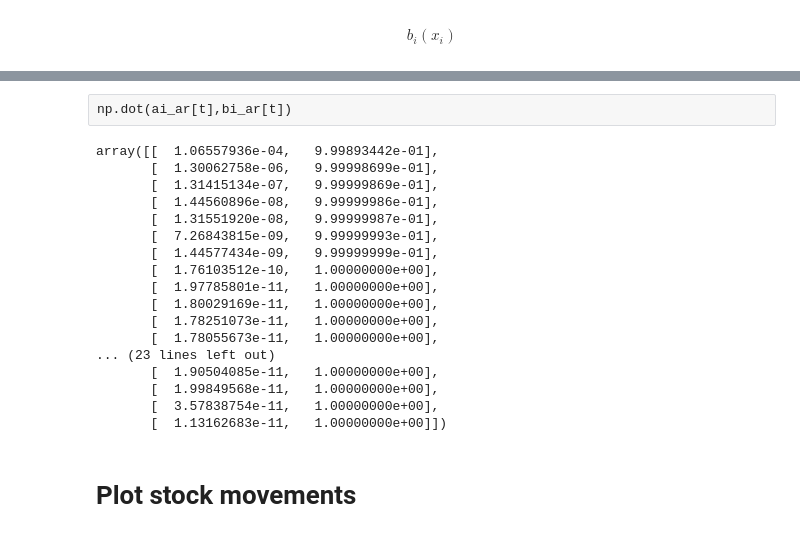
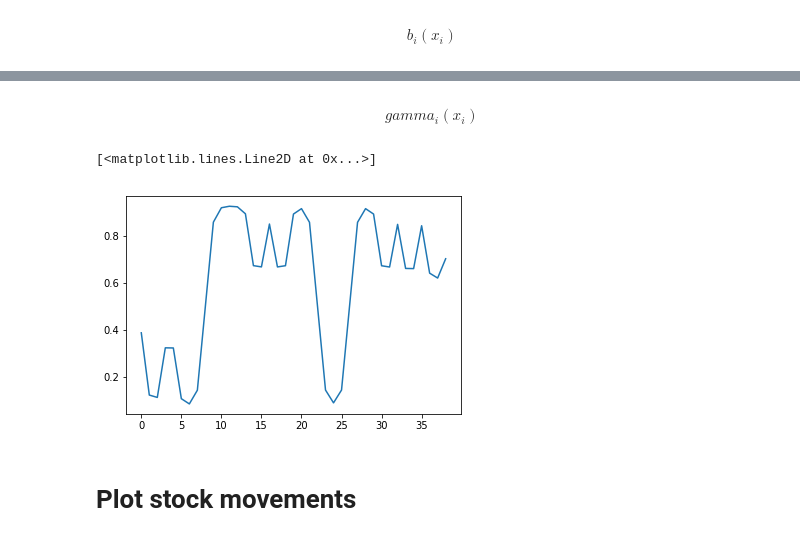
Before and after one commit to gpamfilis/PGMS, a Jupyter notebook: HMMS.ipynb, the cells around one changed output, grey strips where cells are left out. Saved outputs shown, nothing was run; the diff lists cells and outputs as text; code cells hidden in the pictures.

```diff
--- a/HMMS.ipynb
+++ b/HMMS.ipynb
@@ -139,16 +169,14 @@ array([-1., -1., -1., -1.,  1., -1., -1., -1., -1.,  1.,  1.,  1.,  1.,
 # %%
-a1g = (1-q)*0.2
-a1b = (q)*.8
-
-ai_ar = np.zeros((39,2))
-
-ai_ar[0,:] = [a1b,a1g]
+a1g = (1-q) * 0.8
+a1b = q * .2
+ai_ar = np.zeros((39, 2))
+ai_ar[0, :] = [a1b, a1g]
 # %% [markdown]
 $$a_i(x_i)$$
 # %%
-for xi in [0,1]:
-    for t in range(1, 39):                            #x  yi
-        ai_ar[t,xi] = (ai_ar[t-1, 0]* pxx[0, xi] * pyx[0, ytra[t]]) + (ai_ar[t-1, 1] * pxx[1, xi] * pyx[1, ytra[t]])
+for t in range(1, 39):
+    for xi in hidden_states:
+        ai_ar[t, xi] = (ai_ar[t-1, 0]* pxx[0, xi] * pyx[0, ytra[t]]) + (ai_ar[t-1, 1] * pxx[1, xi] * pyx[1, ytra[t]])
 # %% [markdown]
 $$b_i(x_i)$$
 # %%
@@ -169,42 +187,25 @@ array([[ 0.1,  0.9],
 # %%
-# xi is given
-for xi in [0,1]:
-    for t in np.arange(37,-1,-1):
+for t in np.arange(37,-1,-1):
+    for xi in hidden_states:
         bi_ar[t,xi] = (bi_ar[t+1, 0] * pxx[xi, 0] * pyx[0, ytra[t+1]]) + (bi_ar[t+1, 1] * pxx[xi, 1] * pyx[1, ytra[t+1]])
+# %% [markdown]
+$$gamma_i(x_i)$$
 # %%
 l = []
 for t in range(39):
-    p = (ai_ar[t]*bi_ar[t])
-#     p = np.dot(ai_ar[t],bi_ar[t])
-    s = p.sum()
-    d = p/s
+    ab = (ai_ar[t]*bi_ar[t])
+    s = ab.sum()
+    d = ab/s
     l.append(d)
-# %% [raw]
-np.dot(ai_ar[t],bi_ar[t])
 # %%
 out = np.zeros((39,2))
 for i, a in enumerate(l):
     out[i,:] = a
-# %%
-out
-# %% [output]
-array([[  1.06557936e-04,   9.99893442e-01],
-       [  1.30062758e-06,   9.99998699e-01],
-       [  1.31415134e-07,   9.99999869e-01],
-       [  1.44560896e-08,   9.99999986e-01],
-       [  1.31551920e-08,   9.99999987e-01],
-       [  7.26843815e-09,   9.99999993e-01],
-       [  1.44577434e-09,   9.99999999e-01],
-       [  1.76103512e-10,   1.00000000e+00],
-       [  1.97785801e-11,   1.00000000e+00],
-       [  1.80029169e-11,   1.00000000e+00],
-       [  1.78251073e-11,   1.00000000e+00],
-       [  1.78055673e-11,   1.00000000e+00],
-... (23 lines left out)
-       [  1.90504085e-11,   1.00000000e+00],
-       [  1.99849568e-11,   1.00000000e+00],
-       [  3.57838754e-11,   1.00000000e+00],
-       [  1.13162683e-11,   1.00000000e+00]])
+# %%
+plt.plot(range(39),out[:,0])
+# %% [output]
+[<matplotlib.lines.Line2D at 0x...>]
+[figure, added]
 # %% [markdown]
 # Plot stock movements
 # %%
```
Also changed, not shown: parts of 19 cells of this notebook.
